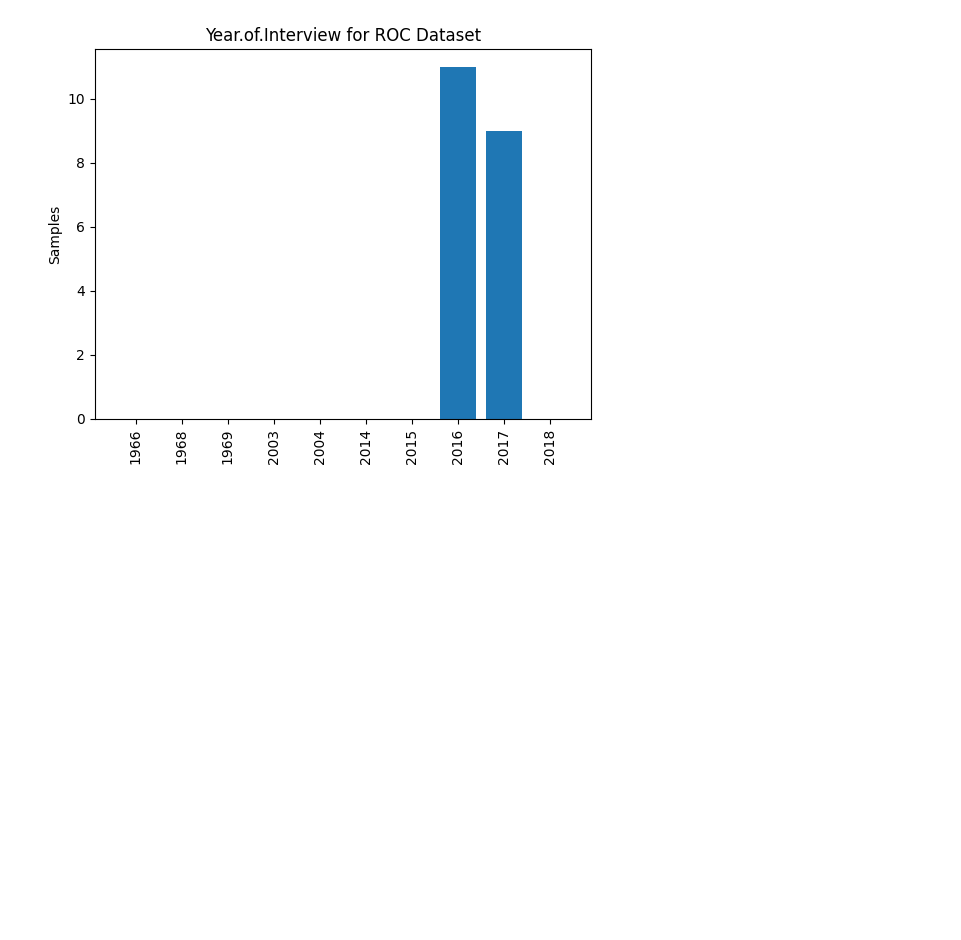
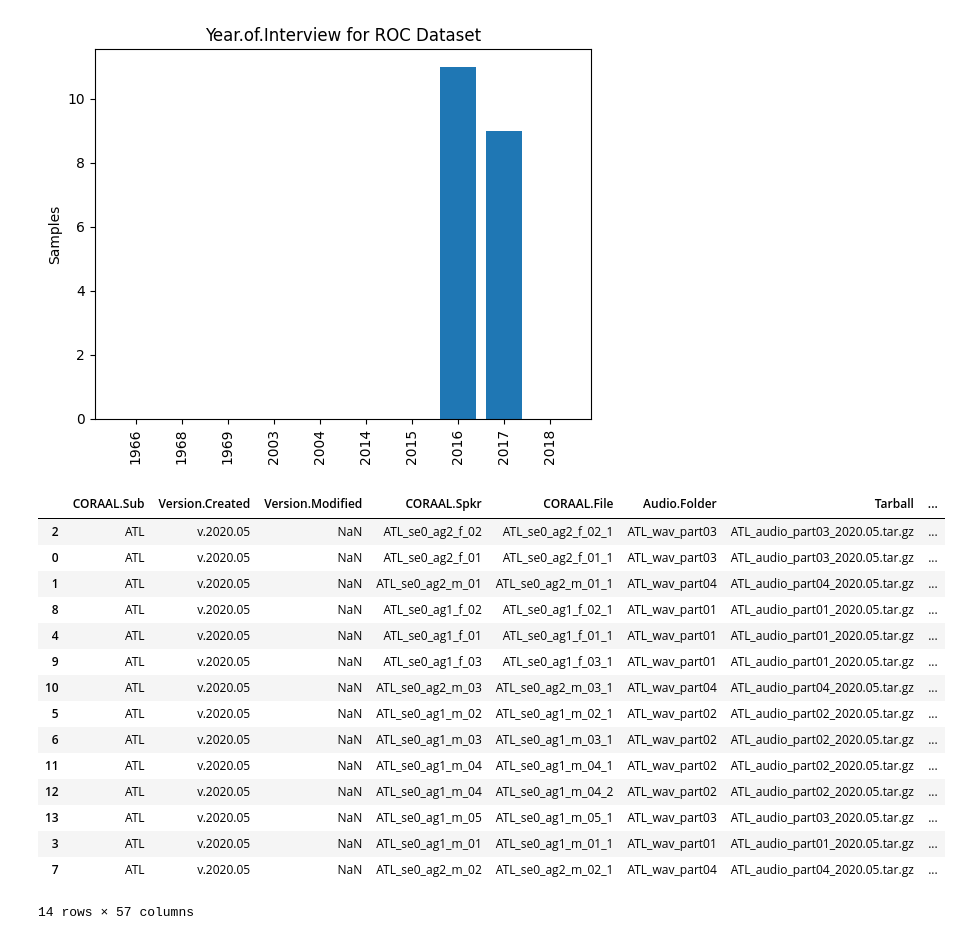
Before and after one commit to NACME-AIML-2024/final-project-dialect-dynamics, a Jupyter notebook: notebooks/aaveDemographic-eda.ipynb, the cells around one changed output. Saved outputs shown, nothing was run; the diff lists cells and outputs as text; code cells hidden in the pictures; blank space fills up the shorter version.

```diff
--- a/notebooks/aaveDemographic-eda.ipynb
+++ b/notebooks/aaveDemographic-eda.ipynb
@@ -383,0 +394,19 @@ for idx in range(len(dataframes_list)):
+# %%
+df_ATL
+# %% [output]
+|  | CORAAL.Sub | Version.Created | Version.Modified | CORAAL.Spkr | CORAAL.File | Audio.Folder | Tarball | ... |
+| 2 | ATL | v.2020.05 | NaN | ATL_se0_ag2_f_02 | ATL_se0_ag2_f_02_1 | ATL_wav_part03 | ATL_audio_part03_2020.05.tar.gz | ... |
+| 0 | ATL | v.2020.05 | NaN | ATL_se0_ag2_f_01 | ATL_se0_ag2_f_01_1 | ATL_wav_part03 | ATL_audio_part03_2020.05.tar.gz | ... |
+| 1 | ATL | v.2020.05 | NaN | ATL_se0_ag2_m_01 | ATL_se0_ag2_m_01_1 | ATL_wav_part04 | ATL_audio_part04_2020.05.tar.gz | ... |
+| 8 | ATL | v.2020.05 | NaN | ATL_se0_ag1_f_02 | ATL_se0_ag1_f_02_1 | ATL_wav_part01 | ATL_audio_part01_2020.05.tar.gz | ... |
+| 4 | ATL | v.2020.05 | NaN | ATL_se0_ag1_f_01 | ATL_se0_ag1_f_01_1 | ATL_wav_part01 | ATL_audio_part01_2020.05.tar.gz | ... |
+| 9 | ATL | v.2020.05 | NaN | ATL_se0_ag1_f_03 | ATL_se0_ag1_f_03_1 | ATL_wav_part01 | ATL_audio_part01_2020.05.tar.gz | ... |
+| 10 | ATL | v.2020.05 | NaN | ATL_se0_ag2_m_03 | ATL_se0_ag2_m_03_1 | ATL_wav_part04 | ATL_audio_part04_2020.05.tar.gz | ... |
+| 5 | ATL | v.2020.05 | NaN | ATL_se0_ag1_m_02 | ATL_se0_ag1_m_02_1 | ATL_wav_part02 | ATL_audio_part02_2020.05.tar.gz | ... |
+| 6 | ATL | v.2020.05 | NaN | ATL_se0_ag1_m_03 | ATL_se0_ag1_m_03_1 | ATL_wav_part02 | ATL_audio_part02_2020.05.tar.gz | ... |
+| 11 | ATL | v.2020.05 | NaN | ATL_se0_ag1_m_04 | ATL_se0_ag1_m_04_1 | ATL_wav_part02 | ATL_audio_part02_2020.05.tar.gz | ... |
+| 12 | ATL | v.2020.05 | NaN | ATL_se0_ag1_m_04 | ATL_se0_ag1_m_04_2 | ATL_wav_part02 | ATL_audio_part02_2020.05.tar.gz | ... |
+| 13 | ATL | v.2020.05 | NaN | ATL_se0_ag1_m_05 | ATL_se0_ag1_m_05_1 | ATL_wav_part03 | ATL_audio_part03_2020.05.tar.gz | ... |
+| 3 | ATL | v.2020.05 | NaN | ATL_se0_ag1_m_01 | ATL_se0_ag1_m_01_1 | ATL_wav_part01 | ATL_audio_part01_2020.05.tar.gz | ... |
+| 7 | ATL | v.2020.05 | NaN | ATL_se0_ag2_m_02 | ATL_se0_ag2_m_02_1 | ATL_wav_part04 | ATL_audio_part04_2020.05.tar.gz | ... |
+14 rows × 57 columns
```
Also changed, not shown: parts of 14 cells of this notebook, 1 other file.
